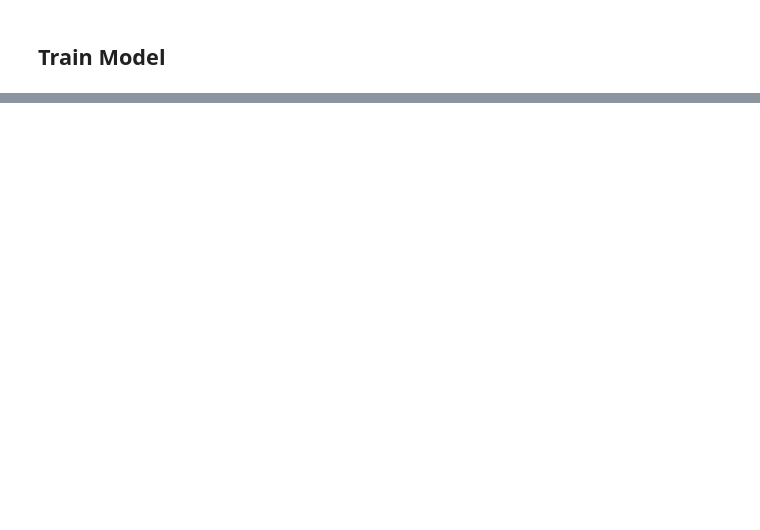
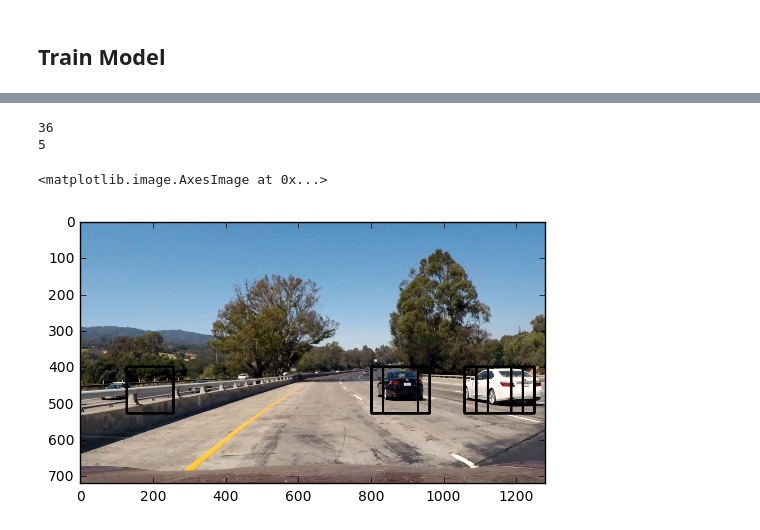
Before and after one commit to tfolkman/self-driving-car-nd, a Jupyter notebook: CarND-Vehicle-Detection/Pipeline.ipynb, the cells around one changed output, grey strips where cells are left out. Drawn from its saved outputs; the diff is of its cells as text; code cells hidden in the pictures; blank space fills up the shorter version.

Commit message:
detecting cars in image

```diff
--- a/CarND-Vehicle-Detection/Pipeline.ipynb
+++ b/CarND-Vehicle-Detection/Pipeline.ipynb
@@ -171,0 +277,15 @@ Test Accuracy of SVC =  0.9882
+# %%
+p = PreProcessing(X_scaler=X_scaler, window_size=64)
+p.set_image("./test_images/test1.jpg")
+p.set_classifier(svc)
+#p.set_image("./data/vehicles/GTI_Far/image0000.png")
+# %%
+p.find_cars(400, 700, 2)
+# %% [output]
+36
+5
+# %%
+plt.imshow(p.draw_img)
+# %% [output]
+<matplotlib.image.AxesImage at 0x...>
+[figure, added]
```
Also changed, not shown: parts of 11 cells of this notebook.
